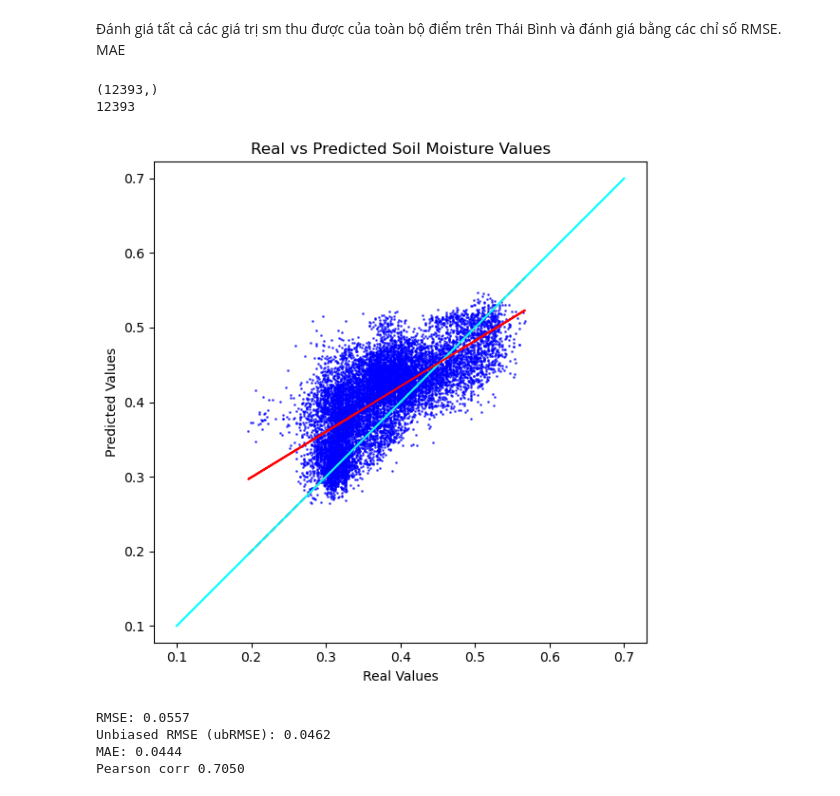
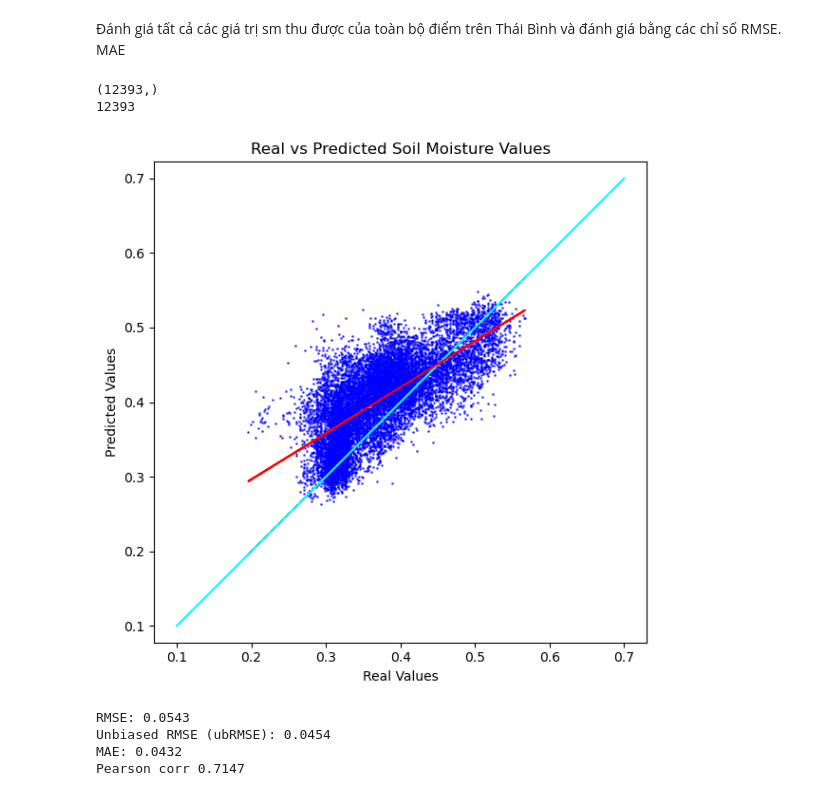
Before and after one commit to EOV-Solutions/Transfer-DenseSM-E_pack, a Jupyter notebook: visualization.ipynb, the cells around one changed output. Cells and saved outputs as stored; diff of their text form; code cells hidden in the pictures.

Commit message:
update visualize code

```diff
--- a/visualization.ipynb
+++ b/visualization.ipynb
@@ -111,8 +111,8 @@ from sklearn.metrics import mean_squared_error, mean_absolute_error
 import scipy.stats
 
 # Load real and predicted values
-predicted = pd.read_csv('/mnt/data2tb/Transfer-DenseSM-E_pack/data_pre/output_result.csv')
-gt = pd.read_csv('100m_data/output_tb/tb_merged.csv')
+predicted = pd.read_csv('/mnt/data2tb/Transfer-DenseSM-E_pack/output/output_result.csv')
+gt = pd.read_csv('training_data/100m/thaibinh/tb_merged.csv')
 # Extract real and predicted values
 real_values = gt['sm_25'] if 'sm_25' in gt.columns else gt['sm']
 predicted_values = predicted['Prediction']
@@ -128,35 +128,35 @@ bias = np.mean(predicted_values - real_values)
 ubrmse = np.sqrt(np.mean(((predicted_values - real_values) - bias) ** 2))
 
 # Calculate MAE
 mae = mean_absolute_error(real_values, predicted_values)
 
 # fit a trend line (linear regression)
 z = np.polyfit(real_values, predicted_values, 1)
 p = np.poly1d(z)
 
 print(len(real_values))
 plt.figure(figsize = (6,6))
 plt.scatter(real_values, predicted_values, color='blue', alpha=0.6, s=1)
 plt.plot([min(real_values), max(real_values)], [min(real_values), max(real_values)], 'r--')
 plt.plot([0.1, 0.7], [0.1, 0.7], label='Ideal (y = x)', color = 'cyan')
 plt.xlabel('Real Values')
 plt.ylabel('Predicted Values')
 plt.title(f'Real vs Predicted Soil Moisture Values')
 plt.plot(real_values, p(real_values), "r-", label = 'Trend Line')
 
 plt.axis('equal')
 plt.tight_layout()
 plt.show()
 
 print(f"RMSE: {rmse:.4f}")
 print(f"Unbiased RMSE (ubRMSE): {ubrmse:.4f}")
 print(f"MAE: {mae:.4f}")
 print(f"Pearson corr {pearson_corr:.4f}")
 # %% [output]
 (12393,)
 12393
-[figure, old version]
+[figure, new version]
-RMSE: 0.0557
-Unbiased RMSE (ubRMSE): 0.0462
-MAE: 0.0444
-Pearson corr 0.7050
+RMSE: 0.0543
+Unbiased RMSE (ubRMSE): 0.0454
+MAE: 0.0432
+Pearson corr 0.7147
```
Also changed, not shown: 8 other files.
